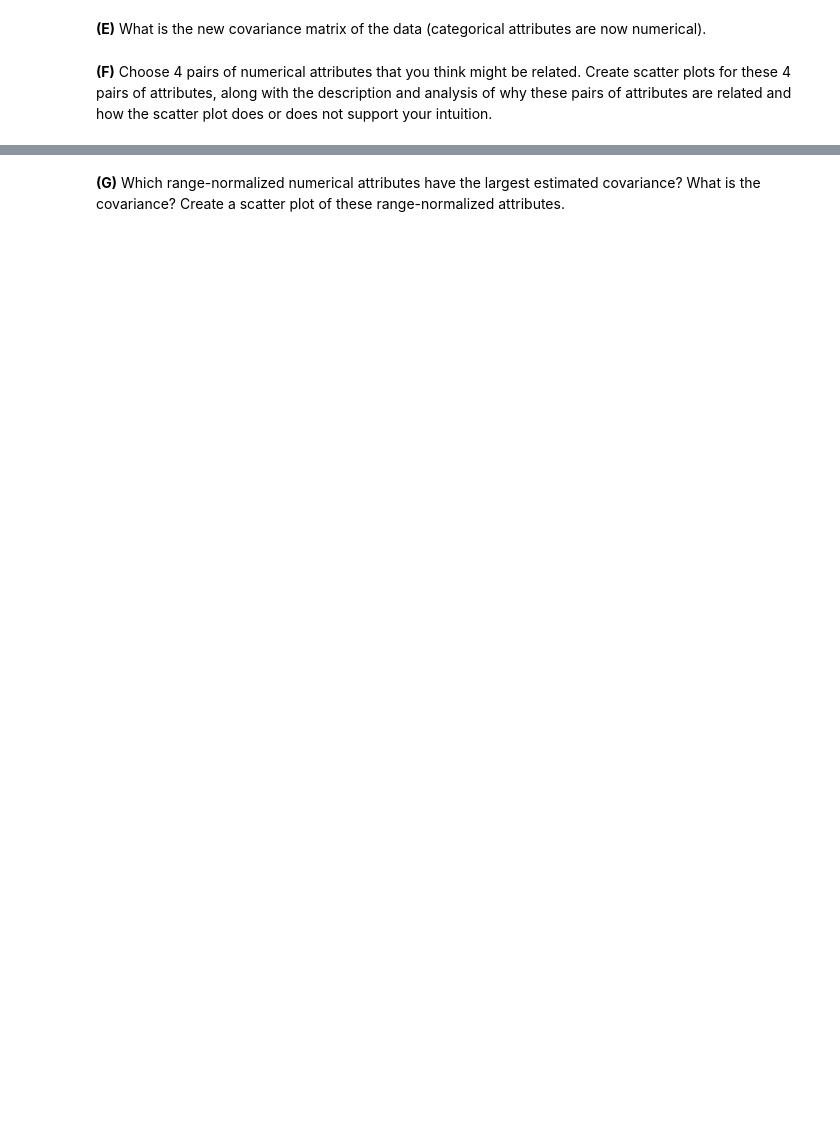
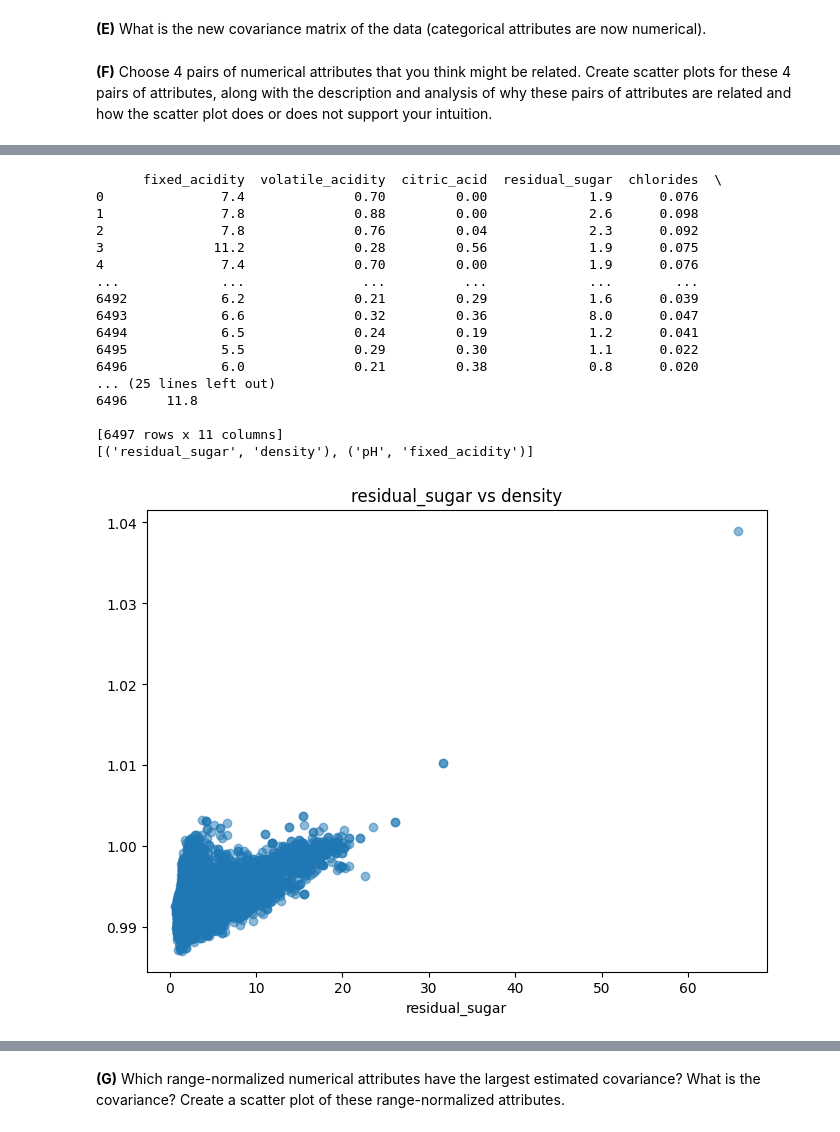
Before and after one commit to ryanadolph7/csci347_data_mining, a Jupyter notebook: CSCI347_Project_1.ipynb, the cells around one changed output, grey strips where cells are left out. Saved outputs shown, nothing was run; the diff lists cells and outputs as text; code cells hidden in the pictures; blank space fills up the shorter version.

```diff
--- a/CSCI347_Project_1.ipynb
+++ b/CSCI347_Project_1.ipynb
@@ -451,0 +489,42 @@ attributes are related and how the scatter plot does or does not support your in
+# %%
+
+import numpy as np
+import matplotlib.pyplot as plt
+
+print(X)
+
+pairs = [("alcohol", "quality"), ("residual_sugar", "density"), ("pH", "fixed_acidity"), ("pH", "quality")]
+
+numeric_cols = X.select_dtypes(include=[np.number]).columns
+valid_pairs = [(a, b) for a, b in pairs if a in numeric_cols and b in numeric_cols]
+
+print(list(valid_pairs))
+for (x_cols, y_cols) in valid_pairs:
+    df_xy = X[[x_cols, y_cols]].dropna()
+    x = df_xy[x_cols].to_numpy(dtype=float)
+    y = df_xy[y_cols].to_numpy(dtype=float)
+
+    plt.figure(figsize=(8, 6))
+    plt.scatter(x, y, alpha=.5)
+    plt.title(f"{x_cols} vs {y_cols}")
+    plt.xlabel(x_cols)
+    plt.show()
+# %% [output]
+      fixed_acidity  volatile_acidity  citric_acid  residual_sugar  chlorides  \
+0               7.4              0.70         0.00             1.9      0.076
+1               7.8              0.88         0.00             2.6      0.098
+2               7.8              0.76         0.04             2.3      0.092
+3              11.2              0.28         0.56             1.9      0.075
+4               7.4              0.70         0.00             1.9      0.076
+...             ...               ...          ...             ...        ...
+6492            6.2              0.21         0.29             1.6      0.039
+6493            6.6              0.32         0.36             8.0      0.047
+6494            6.5              0.24         0.19             1.2      0.041
+6495            5.5              0.29         0.30             1.1      0.022
+6496            6.0              0.21         0.38             0.8      0.020
+... (25 lines left out)
+6496     11.8
+
+[6497 rows x 11 columns]
+[('residual_sugar', 'density'), ('pH', 'fixed_acidity')]
+[figure, added]
```
Also changed, not shown: parts of 7 cells of this notebook.
